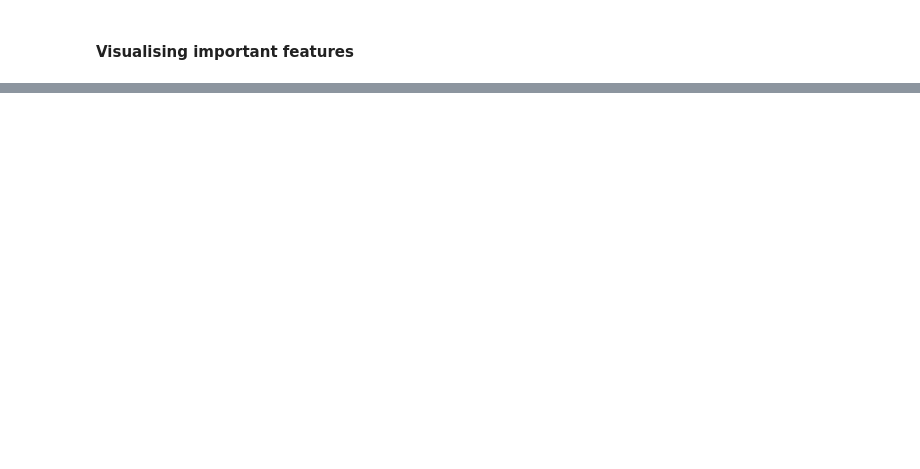
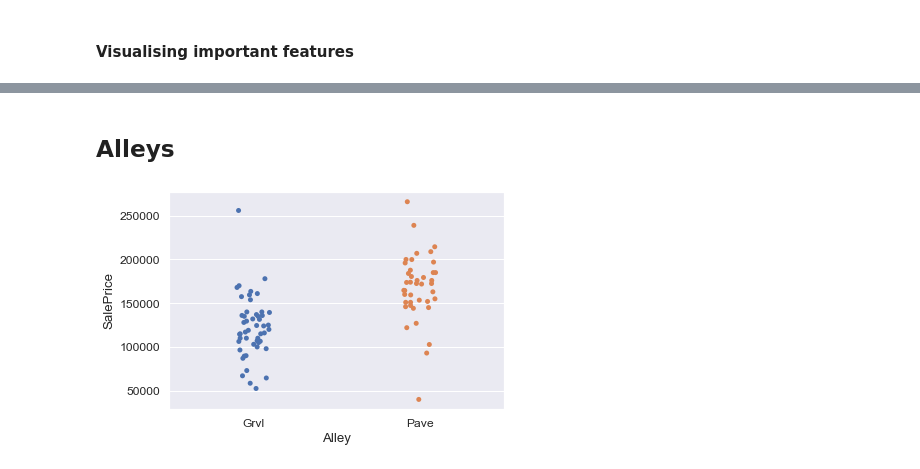
Before and after one commit to kshitijmohan15/Data-Analysis, a Jupyter notebook: Advanced Regression House Prices/train_house_prices.ipynb, the cells around one changed output, grey strips where cells are left out. Cells and saved outputs as stored; diff of their text form; code cells hidden in the pictures; blank space fills up the shorter version.

```diff
--- a/Advanced Regression House Prices/train_house_prices.ipynb
+++ b/Advanced Regression House Prices/train_house_prices.ipynb
@@ -222,0 +183,6 @@ dtype('O')
+# %% [markdown]
+## Alleys
+# %%
+sns.stripplot(x=house["Alley"], y=house["SalePrice"],jitter=True);
+# %% [output]
+[figure, added]
```
Also changed, not shown: parts of 22 cells of this notebook.
